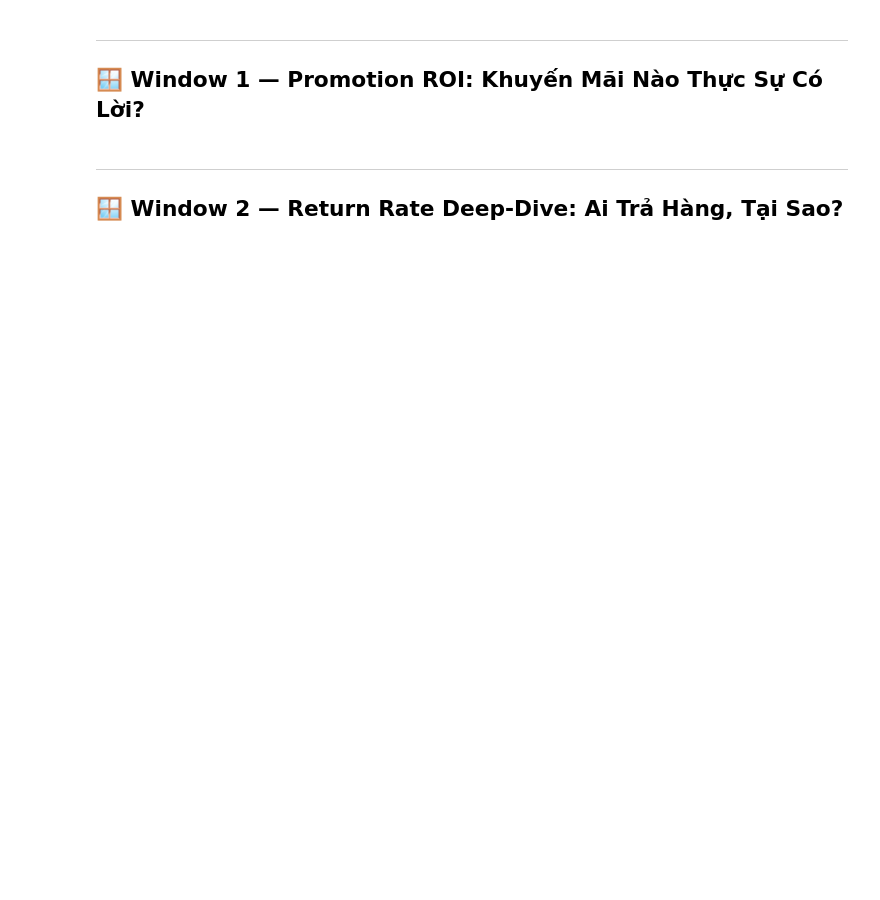
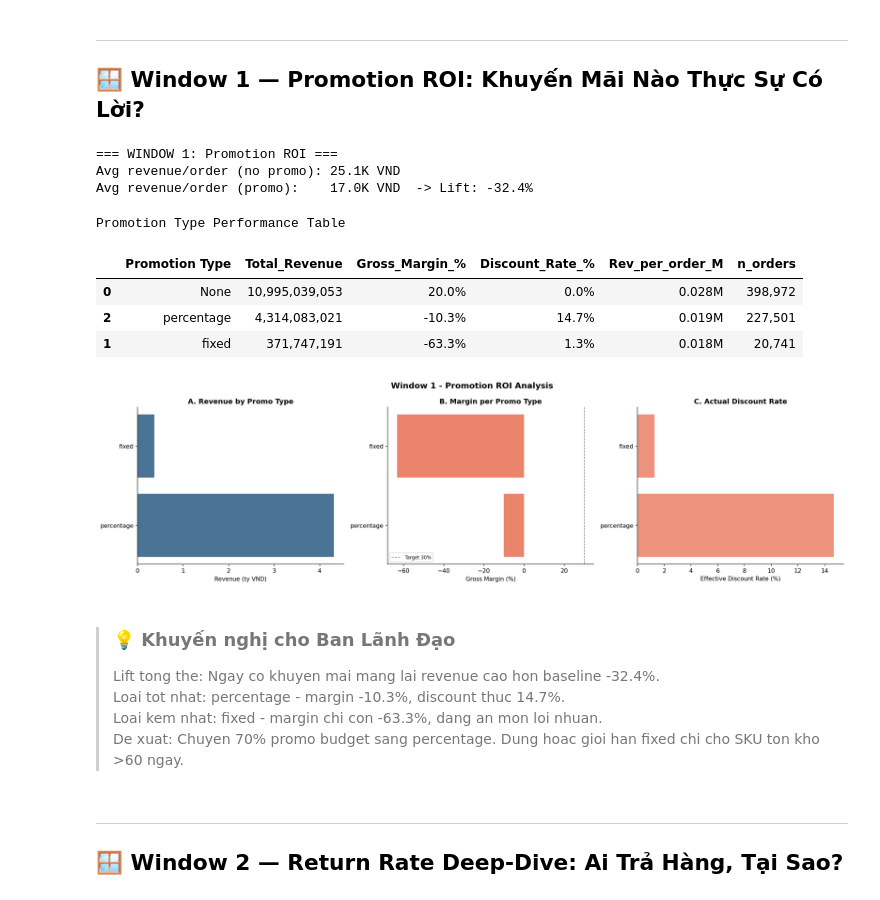
Before and after one commit to kori0494/datathon_work, a Jupyter notebook: notebook/Phase_1_EDA.ipynb, the cells around one changed output. Cells and saved outputs as stored; diff of their text form; code cells hidden in the pictures; blank space fills up the shorter version.

Commit message:
Debug lại cell 2 không hiện graph. Fixed lại Phase_2 để in ra data chất lượng hơn (fix leakage problem) và zombie graph

```diff
--- a/notebook/Phase_1_EDA.ipynb
+++ b/notebook/Phase_1_EDA.ipynb
@@ -160,7 +160,11 @@ if 'web_traffic' in tables:
     wt = tables['web_traffic']
     if 'conversion_rate' not in wt.columns and 'bounce_rate' in wt.columns:
         # Proxy: conversion ≈ (1 - bounce_rate) * 0.05 (industry avg 5% CVR for non-bounce)
-        wt['conversion_rate'] = ((1 - wt['bounce_rate']) * 0.05).round(4)
+        # Normalize bounce_rate về 0-1 nếu dữ liệu đang ở scale 0-100
+        _br = wt['bounce_rate'].clip(0, 100)
+        if _br.max() > 1:
+            _br = _br / 100.0
+        wt['conversion_rate'] = ((1 - _br) * 0.05).clip(lower=0).round(4)
         tables['web_traffic'] = wt
 
 # sales shortcut var (for W4 seasonal analysis)
@@ -243,18 +265,26 @@ if 'COGS' not in w1.columns:
         w1['COGS'] = w1['Gross_Revenue'] * 0.55   # industry proxy 55% COGS
 
 # ── 1b. Revenue lift: promo vs không promo ────────────────────────────────────
-daily_promo = (
-    w1.groupby(['order_date', 'has_promo'])
-    .agg(daily_rev=(rev_col, 'sum'), n_orders=('order_id', 'nunique'))
-    .reset_index()
-)
-baseline  = daily_promo[~daily_promo['has_promo']]['daily_rev'].mean()
-promo_avg = daily_promo[ daily_promo['has_promo']]['daily_rev'].mean()
-lift_pct  = (promo_avg - baseline) / (baseline + 1e-9) * 100
-print(f'Baseline daily rev (no promo): {baseline/1e6:.1f}M VND')
-print(f'Promo day daily rev:           {promo_avg/1e6:.1f}M VND  -> Lift: {lift_pct:+.1f}%')
+# So sánh avg revenue per ORDER (promo vs non-promo) - đúng hơn daily group
+# vì cùng 1 ngày có thể có cả 2 loại order
+avg_rev_promo    = w1[w1['has_promo']][rev_col].mean()
+avg_rev_no_promo = w1[~w1['has_promo']][rev_col].mean()
+
+# Fallback nếu không có nhóm nào (toàn promo hoặc không promo)
+if pd.isna(avg_rev_no_promo) or avg_rev_no_promo == 0:
+    avg_rev_no_promo = w1[rev_col].mean()  # dùng overall avg làm baseline
+if pd.isna(avg_rev_promo):
+    avg_rev_promo = w1[rev_col].mean()
+
+lift_pct = (avg_rev_promo - avg_rev_no_promo) / (avg_rev_no_promo + 1e-9) * 100
+print(f'Avg revenue/order (no promo): {avg_rev_no_promo/1e3:.1f}K VND')
+print(f'Avg revenue/order (promo):    {avg_rev_promo/1e3:.1f}K VND  -> Lift: {lift_pct:+.1f}%')
 
 # ── 1c. Per promo_type: Revenue, Margin, Lift ─────────────────────────────────
+# Đảm bảo discount_amount tồn tại trước khi groupby
+if 'discount_amount' not in w1.columns:
+    w1['discount_amount'] = 0
+
 promo_stats = (
     w1.groupby(pt_col)
     .agg(
@@ -271,12 +301,12 @@ promo_stats = (
 promo_stats['Gross_Margin_%']  = (
     (promo_stats['Total_Revenue'] - promo_stats['Total_COGS'])
     / promo_stats['Total_Revenue'].replace(0, float('nan')) * 100
-).round(1).fillna(0)
+).round(1).fillna(0).clip(lower=-100, upper=200)
 
 promo_stats['Discount_Rate_%'] = (
     promo_stats['Total_Discount']
     / promo_stats['Total_Gross_Rev'].replace(0, float('nan')) * 100
-).round(1).fillna(0)
+).round(1).fillna(0).clip(lower=0, upper=200)  # discount rate không thể âm
 
 promo_stats['Rev_per_order_M'] = (
     promo_stats['Total_Revenue'] / promo_stats['n_orders'].replace(0, float('nan')) / 1e6
@@ -325,33 +355,48 @@ axes[1].legend(fontsize=8)
 axes[2].barh(top_promos['Promotion Type'], top_promos['Discount_Rate_%'],
              color=BAD, alpha=0.75, edgecolor='white')
 axes[2].set_xlabel('Effective Discount Rate (%)')
 axes[2].set_title('C. Actual Discount Rate')
 
 for ax in axes:
     ax.spines['top'].set_visible(False)
     ax.spines['right'].set_visible(False)
 
 plt.tight_layout()
 plt.savefig('w1_promotion_roi.pdf', format='pdf', bbox_inches='tight')
 plt.show()
 
 # Prescriptive output
 non_none = promo_stats[promo_stats['Promotion Type'] != 'None']
 if len(non_none) > 0:
     best_promo  = non_none.nlargest(1, 'Gross_Margin_%').iloc[0]
     worst_promo = non_none.nsmallest(1, 'Gross_Margin_%').iloc[0]
     msg = (
         f"Lift tong the: Ngay co khuyen mai mang lai revenue cao hon baseline {lift_pct:+.1f}%.  \n"
         f"Loai tot nhat: {best_promo['Promotion Type']} - margin {best_promo['Gross_Margin_%']:.1f}%, "
         f"discount thuc {best_promo['Discount_Rate_%']:.1f}%.  \n"
         f"Loai kem nhat: {worst_promo['Promotion Type']} - margin chi con "
         f"{worst_promo['Gross_Margin_%']:.1f}%, dang an mon loi nhuan.  \n"
         f"De xuat: Chuyen 70% promo budget sang {best_promo['Promotion Type']}. "
         f"Dung hoac gioi han {worst_promo['Promotion Type']} chi cho SKU ton kho >60 ngay."
     )
     insight_box(msg)
 else:
     insight_box("Khong co du lieu promo de phan tich. Kiem tra lai bang promotions.")
+# %% [output]
+=== WINDOW 1: Promotion ROI ===
+Avg revenue/order (no promo): 25.1K VND
+Avg revenue/order (promo):    17.0K VND  -> Lift: -32.4%
+Promotion Type Performance Table
+|  | Promotion Type | Total_Revenue | Gross_Margin_% | Discount_Rate_% | Rev_per_order_M | n_orders |
+| 0 | None | 10,995,039,053 | 20.0% | 0.0% | 0.028M | 398,972 |
+| 2 | percentage | 4,314,083,021 | -10.3% | 14.7% | 0.019M | 227,501 |
+| 1 | fixed | 371,747,191 | -63.3% | 1.3% | 0.018M | 20,741 |
+[figure, added]
+> ### 💡 Khuyến nghị cho Ban Lãnh Đạo
+> Lift tong the: Ngay co khuyen mai mang lai revenue cao hon baseline -32.4%.
+Loai tot nhat: percentage - margin -10.3%, discount thuc 14.7%.
+Loai kem nhat: fixed - margin chi con -63.3%, dang an mon loi nhuan.
+De xuat: Chuyen 70% promo budget sang percentage. Dung hoac gioi han fixed chi cho SKU ton kho >60 ngay.
 # %% [markdown]
 ---
 ## 🪟 Window 2 — Return Rate Deep-Dive: Ai Trả Hàng, Tại Sao?
```
Also changed, not shown: parts of 9 cells of this notebook, 4 other files.
